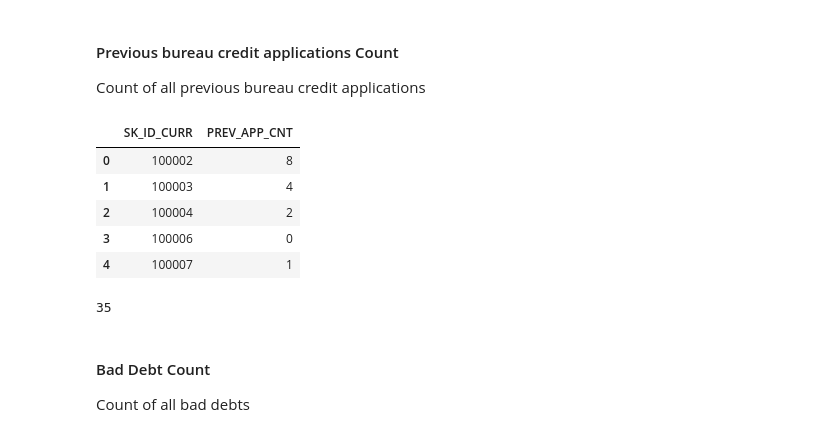
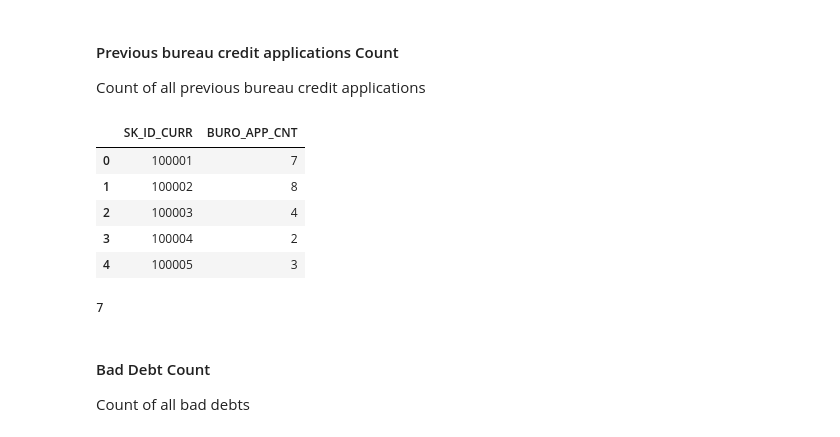
Before and after one commit to aminesnow/ML, a Jupyter notebook: python_applications/credit_default_risk/credit_default_risk_study.ipynb, the cells around one changed output. Saved outputs shown, nothing was run; the diff lists cells and outputs as text; code cells hidden in the pictures.

```diff
--- a/python_applications/credit_default_risk/credit_default_risk_study.ipynb
+++ b/python_applications/credit_default_risk/credit_default_risk_study.ipynb
@@ -14,6 +12,40 @@ from lightgbm import LGBMClassifier
 from sklearn.metrics import roc_auc_score, auc, roc_curve
 import gc
 import time
+# %%
+# Useful function for reducing memory usage of a dataframe (found it on the interwebs!)
+def reduce_memory(df):
+    """Reduce memory usage of a dataframe by setting data types. """
+    start_mem = df.memory_usage().sum() / 1024 ** 2
+    print('Initial df memory usage is {:.2f} MB for {} columns'
+          .format(start_mem, len(df.columns)))
+
+    for col in df.columns:
+        col_type = df[col].dtypes
+        if col_type != object:
+            cmin = df[col].min()
+            cmax = df[col].max()
+            if str(col_type)[:3] == 'int':
+                # Can use unsigned int here too
+                if cmin > np.iinfo(np.int8).min and cmax < np.iinfo(np.int8).max:
+                    df[col] = df[col].astype(np.int8)
+                elif cmin > np.iinfo(np.int16).min and cmax < np.iinfo(np.int16).max:
+                    df[col] = df[col].astype(np.int16)
+                elif cmin > np.iinfo(np.int32).min and cmax < np.iinfo(np.int32).max:
+                    df[col] = df[col].astype(np.int32)
+                elif cmin > np.iinfo(np.int64).min and cmax < np.iinfo(np.int64).max:
+                    df[col] = df[col].astype(np.int64)
+            else:
+                if cmin > np.finfo(np.float16).min and cmax < np.finfo(np.float16).max:
+                    df[col] = df[col].astype(np.float16)
+                elif cmin > np.finfo(np.float32).min and cmax < np.finfo(np.float32).max:
+                    df[col] = df[col].astype(np.float32)
+                else:
+                    df[col] = df[col].astype(np.float64)
+    end_mem = df.memory_usage().sum() / 1024 ** 2
+    memory_reduction = 100 * (start_mem - end_mem) / start_mem
+    print('Final memory usage is: {:.2f} MB - decreased by {:.1f}%'.format(end_mem, memory_reduction))
+    return df
 # %% [markdown]
 # Data exploration
 First we will explore the data for insights
@@ -1283,2 +1325,2 @@ gc.collect()
 # %%
-bureau = pd.read_csv('./datasets/bureau.csv').rename(index=str, columns={'AMT_ANNUITY': 'AMT_ANNUITY_BUREAU'})
+bureau = reduce_memory(pd.read_csv('./datasets/bureau.csv').rename(index=str, columns={'AMT_ANNUITY': 'AMT_ANNUITY_BUREAU'}))
@@ -1360,13 +1378,13 @@ application_train_bureau.groupby('SK_ID_CURR').head(2)
 #### Previous bureau credit applications Count
 Count of all previous bureau credit applications
 # %%
-prev_buro_app_df = application_train_bureau.groupby(['SK_ID_CURR'])['SK_ID_BUREAU'].agg('count').reset_index(name='PREV_APP_CNT')
+prev_buro_app_df = bureau.groupby(['SK_ID_CURR'])['SK_ID_BUREAU'].agg('count').reset_index(name='BURO_APP_CNT')
 prev_buro_app_df.head()
 # %% [output]
-|  | SK_ID_CURR | PREV_APP_CNT |
-| 0 | 100002 | 8 |
-| 1 | 100003 | 4 |
-| 2 | 100004 | 2 |
-| 3 | 100006 | 0 |
-| 4 | 100007 | 1 |
+|  | SK_ID_CURR | BURO_APP_CNT |
+| 0 | 100001 | 7 |
+| 1 | 100002 | 8 |
+| 2 | 100003 | 4 |
+| 3 | 100004 | 2 |
+| 4 | 100005 | 3 |
 # %%
@@ -1375,7 +1393,7 @@ application_train_bureau = pd.merge(application_train_bureau, prev_buro_app_df,
 del prev_buro_app_df
 gc.collect()
 # %% [output]
-35
+7
 # %% [markdown]
 #### Bad Debt Count
 Count of all bad debts
```
Also changed, not shown: parts of 179 cells of this notebook.
